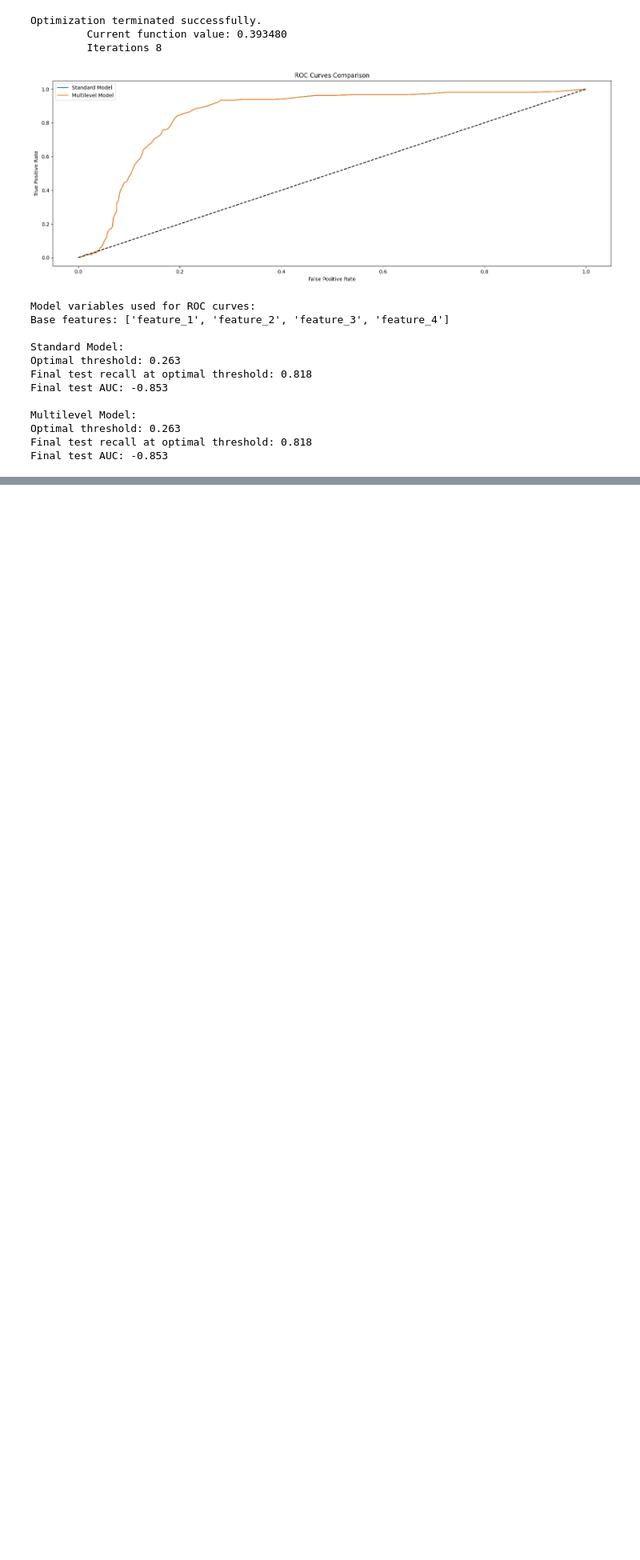
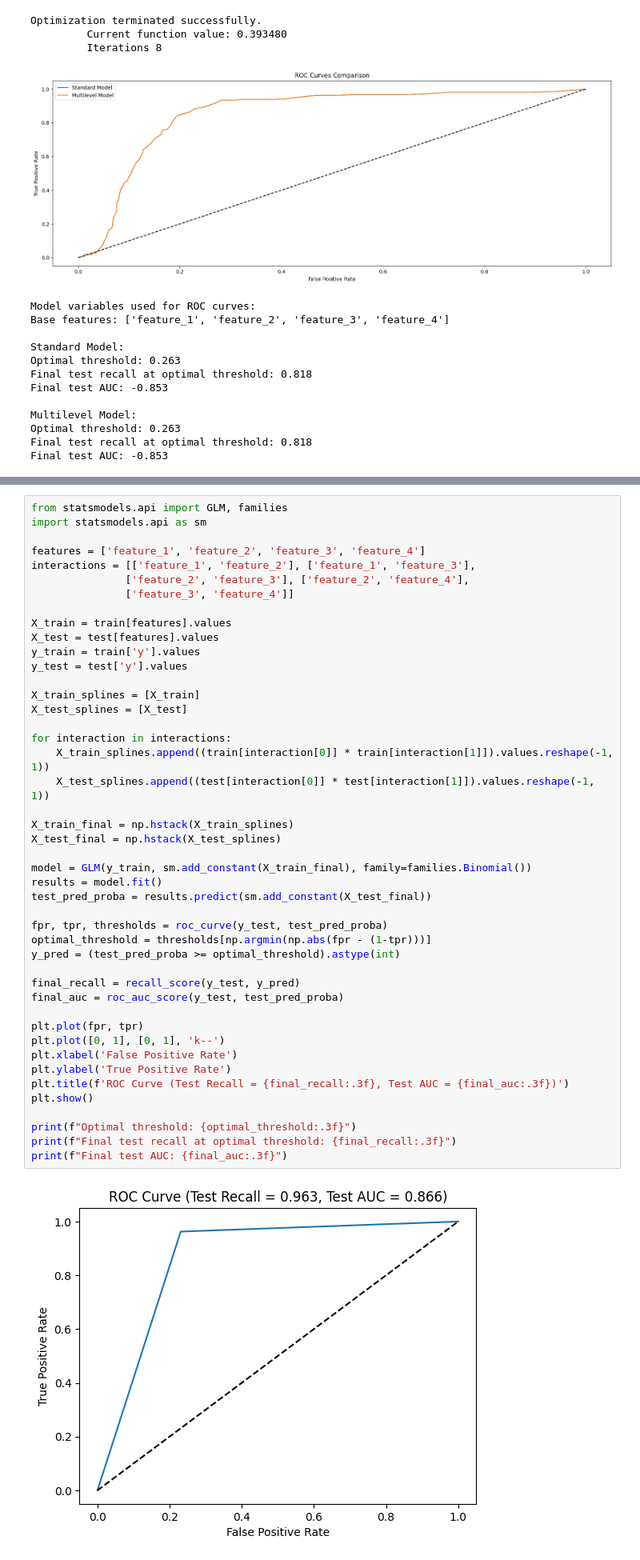
Before and after one commit to Jacob-J-Richards/DS_DA_Projects, a Jupyter notebook: 3-90+_DaysPastDue/Use_Splines_on_interaction_terms.ipynb, the cells around one changed output, grey strips where cells are left out. Shown at 80% size. Drawn from its saved outputs; the diff is of its cells as text; blank space fills up the shorter version.

```diff
--- a/3-90+_DaysPastDue/Use_Splines_on_interaction_terms.ipynb
+++ b/3-90+_DaysPastDue/Use_Splines_on_interaction_terms.ipynb
@@ -565,0 +699,47 @@ Final test AUC: -0.853
+# %%
+from statsmodels.api import GLM, families
+import statsmodels.api as sm
+
+features = ['feature_1', 'feature_2', 'feature_3', 'feature_4']
+interactions = [['feature_1', 'feature_2'], ['feature_1', 'feature_3'],
+               ['feature_2', 'feature_3'], ['feature_2', 'feature_4'],
+               ['feature_3', 'feature_4']]
+
+X_train = train[features].values
+X_test = test[features].values
+y_train = train['y'].values
+y_test = test['y'].values
+
+X_train_splines = [X_train]
+X_test_splines = [X_test]
+
+for interaction in interactions:
+    X_train_splines.append((train[interaction[0]] * train[interaction[1]]).values.reshape(-1, 1))
+    X_test_splines.append((test[interaction[0]] * test[interaction[1]]).values.reshape(-1, 1))
+
+X_train_final = np.hstack(X_train_splines)
+X_test_final = np.hstack(X_test_splines)
+
+model = GLM(y_train, sm.add_constant(X_train_final), family=families.Binomial())
+results = model.fit()
+test_pred_proba = results.predict(sm.add_constant(X_test_final))
+
+fpr, tpr, thresholds = roc_curve(y_test, test_pred_proba)
+optimal_threshold = thresholds[np.argmin(np.abs(fpr - (1-tpr)))]
+y_pred = (test_pred_proba >= optimal_threshold).astype(int)
+
+final_recall = recall_score(y_test, y_pred)
+final_auc = roc_auc_score(y_test, test_pred_proba)
+
+plt.plot(fpr, tpr)
+plt.plot([0, 1], [0, 1], 'k--')
+plt.xlabel('False Positive Rate')
+plt.ylabel('True Positive Rate')
+plt.title(f'ROC Curve (Test Recall = {final_recall:.3f}, Test AUC = {final_auc:.3f})')
+plt.show()
+
+print(f"Optimal threshold: {optimal_threshold:.3f}")
+print(f"Final test recall at optimal threshold: {final_recall:.3f}")
+print(f"Final test AUC: {final_auc:.3f}")
+# %% [output]
+[figure, added]
```
Also changed, not shown: parts of 5 cells of this notebook, 1 other file.
